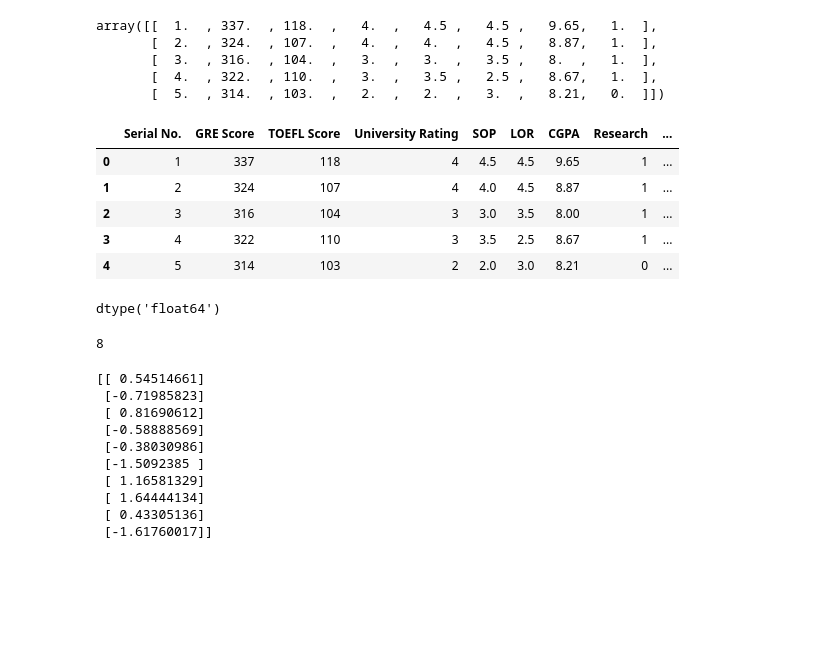
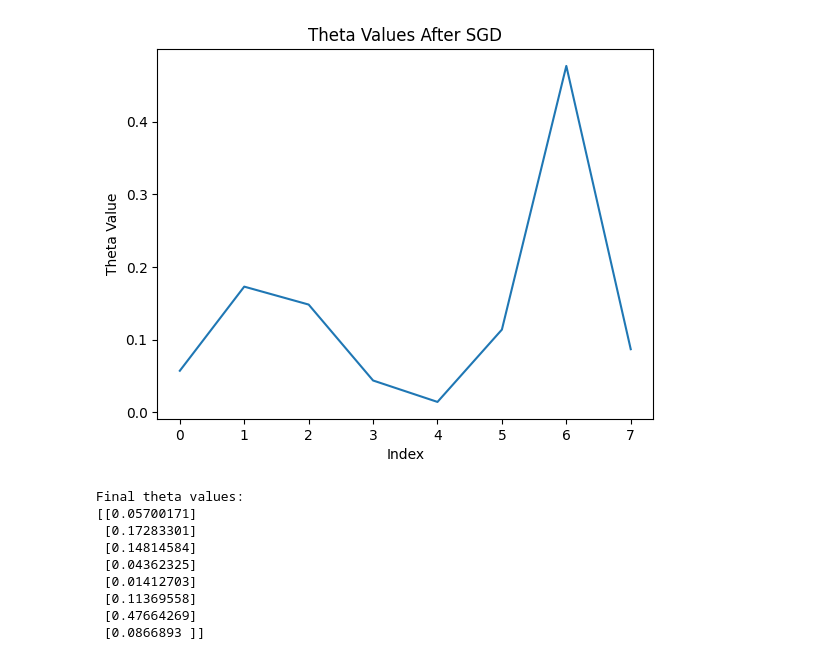
Before and after one commit to bhedadev010/deep-learning, a Jupyter notebook: types_of_gd.ipynb, the cells around one changed output. Cells and saved outputs as stored; diff of their text form; code cells hidden in the pictures; blank space fills up the shorter version.

```diff
--- a/types_of_gd.ipynb
+++ b/types_of_gd.ipynb
@@ -10,20 +18,3 @@ y = df['Chance of Admit '].values.reshape(-1, 1)
-# %%
-X[:5]
-# %% [output]
-array([[  1.  , 337.  , 118.  ,   4.  ,   4.5 ,   4.5 ,   9.65,   1.  ],
-       [  2.  , 324.  , 107.  ,   4.  ,   4.  ,   4.5 ,   8.87,   1.  ],
-       [  3.  , 316.  , 104.  ,   3.  ,   3.  ,   3.5 ,   8.  ,   1.  ],
-       [  4.  , 322.  , 110.  ,   3.  ,   3.5 ,   2.5 ,   8.67,   1.  ],
-       [  5.  , 314.  , 103.  ,   2.  ,   2.  ,   3.  ,   8.21,   0.  ]])
-# %%
-df.head()
-# %% [output]
-|  | Serial No. | GRE Score | TOEFL Score | University Rating | SOP | LOR | CGPA | Research | ... |
-| 0 | 1 | 337 | 118 | 4 | 4.5 | 4.5 | 9.65 | 1 | ... |
-| 1 | 2 | 324 | 107 | 4 | 4.0 | 4.5 | 8.87 | 1 | ... |
-| 2 | 3 | 316 | 104 | 3 | 3.0 | 3.5 | 8.00 | 1 | ... |
-| 3 | 4 | 322 | 110 | 3 | 3.5 | 2.5 | 8.67 | 1 | ... |
-| 4 | 5 | 314 | 103 | 2 | 2.0 | 3.0 | 8.21 | 0 | ... |
 # %%
 #stocastic gradiant descent implementation
 def stochastic_gradiant_descent(X, y, theta, learning_rate=0.01, n_epochs=50):
@@ -36,41 +27,40 @@ def stochastic_gradiant_descent(X, y, theta, learning_rate=0.01, n_epochs=50):
             gradients = 2 * xi.T.dot(xi.dot(theta) - yi)
             theta = theta - learning_rate * gradients
     return theta
-# %%
-y.dtype
-# %% [output]
-dtype('float64')
-# %%
-X.shape[1]
-# %% [output]
-8
 # %%
-# Ensure X and y are NumPy arrays
-X = np.array(X, dtype=np.float64)  # Convert X to a NumPy array with float type
-y = np.array(y, dtype=np.float64).reshape(-1, 1)  # Convert y to a column vector
+# Normalize X and y to prevent overflow
+X = (X - np.mean(X, axis=0)) / np.std(X, axis=0)  # Standardize features
+y = (y - np.mean(y)) / np.std(y)  # Standardize target values
+y = y.reshape(-1, 1)  # Ensure y is a column vector
 
 # Initialize theta
 theta = np.random.randn(X.shape[1], 1)
 
+# Use a smaller learning rate
+learning_rate = 0.001
+
 # Run stochastic gradient descent
-theta = stochastic_gradiant_descent(X, y, theta)
+theta = stochastic_gradiant_descent(X, y, theta, learning_rate=learning_rate)
 
 # Plot the results
 plt.plot(theta)
 plt.title("Theta Values After SGD")
 plt.xlabel("Index")
 plt.ylabel("Theta Value")
 plt.show()
+# %% [output]
+[figure, added]
-# %%
-print(theta)
-# %% [output]
-[[ 0.54514661]
- [-0.71985823]
- [ 0.81690612]
- [-0.58888569]
- [-0.38030986]
- [-1.5092385 ]
- [ 1.16581329]
- [ 1.64444134]
- [ 0.43305136]
- [-1.61760017]]
+# %%
+# Print the final theta values
+print("Final theta values:")
+print(theta)
+# %% [output]
+Final theta values:
+[[0.05700171]
+ [0.17283301]
+ [0.14814584]
+ [0.04362325]
+ [0.01412703]
+ [0.11369558]
+ [0.47664269]
+ [0.0866893 ]]
```
Also changed, not shown: parts of 3 cells of this notebook.
